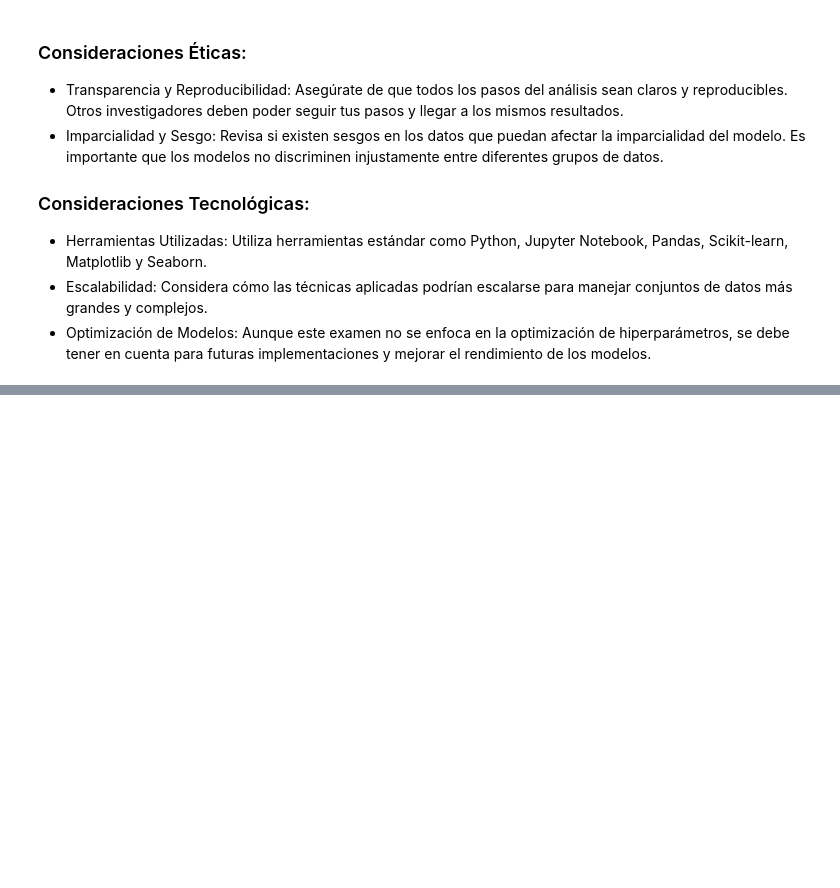
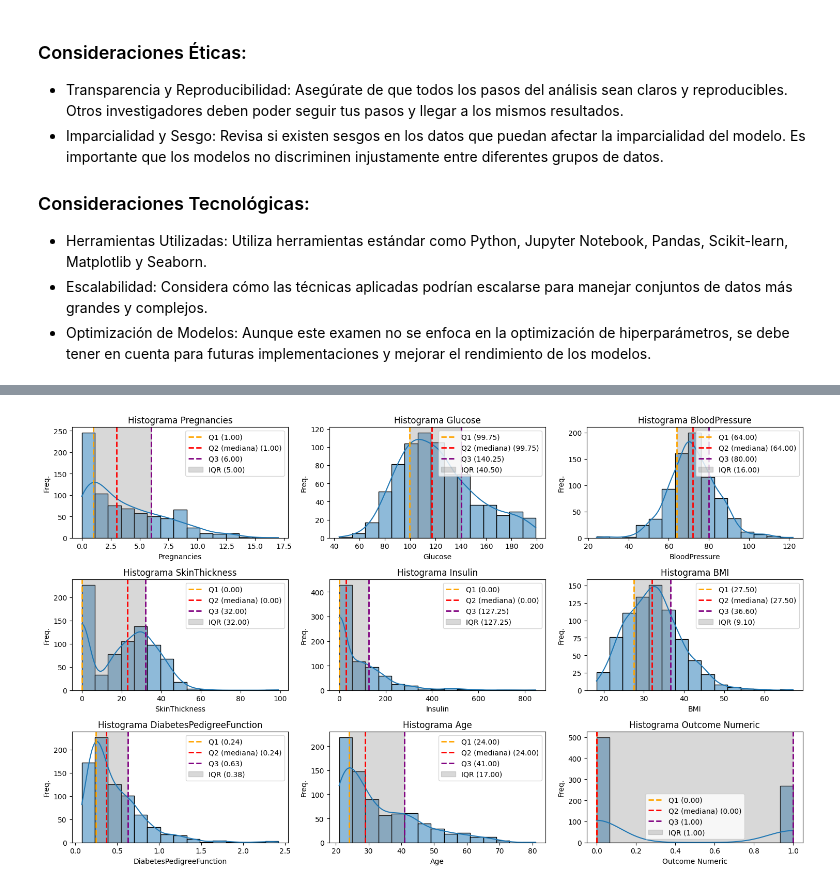
Before and after one commit to dmnunez1993/coding-dojo-ds-ml-bootcamp, a Jupyter notebook: machine_learning/examenes/examen_certificacion_intento_2_diabetes/notebooks/examen_certificacion_intento_2_diabetes.ipynb, the cells around one changed output, grey strips where cells are left out. Cells and saved outputs as stored; diff of their text form; code cells hidden in the pictures; blank space fills up the shorter version.

```diff
--- a/machine_learning/examenes/examen_certificacion_intento_2_diabetes/notebooks/examen_certificacion_intento_2_diabetes.ipynb
+++ b/machine_learning/examenes/examen_certificacion_intento_2_diabetes/notebooks/examen_certificacion_intento_2_diabetes.ipynb
@@ -64,0 +69,9 @@ Además, el archivo debe subirse a GitHub con un tag de liberación (release tag
+# %%
+import pandas as pd
+
+
+camino_ds = "../data/diabetes.csv"
+
+df = pd.read_csv(camino_ds, delimiter=",")
+
+df.info()
@@ -64,0 +328,7 @@ Además, el archivo debe subirse a GitHub con un tag de liberación (release tag
+# %%
+from utils.eda_utils import obtener_columnas_numericas_df, graficar_histogramas
+
+
+columnas_numericas = obtener_columnas_numericas_df(df)
+
+columnas_numericas
@@ -64,0 +344,6 @@ Además, el archivo debe subirse a GitHub con un tag de liberación (release tag
+# %%
+# Agregamos también outcome para visualizar la distribución.
+df["Outcome Numeric"] = df["Outcome"].apply(lambda x: 1.0 if x else 0.0)
+graficar_histogramas(df, columnas_numericas + ["Outcome Numeric"], nro_columnas=3, kde=True, bins=15, figsize=(15, 9))
+# %% [output]
+[figure, added]
```
Also changed, not shown: parts of 121 cells of this notebook, 6 other files.
